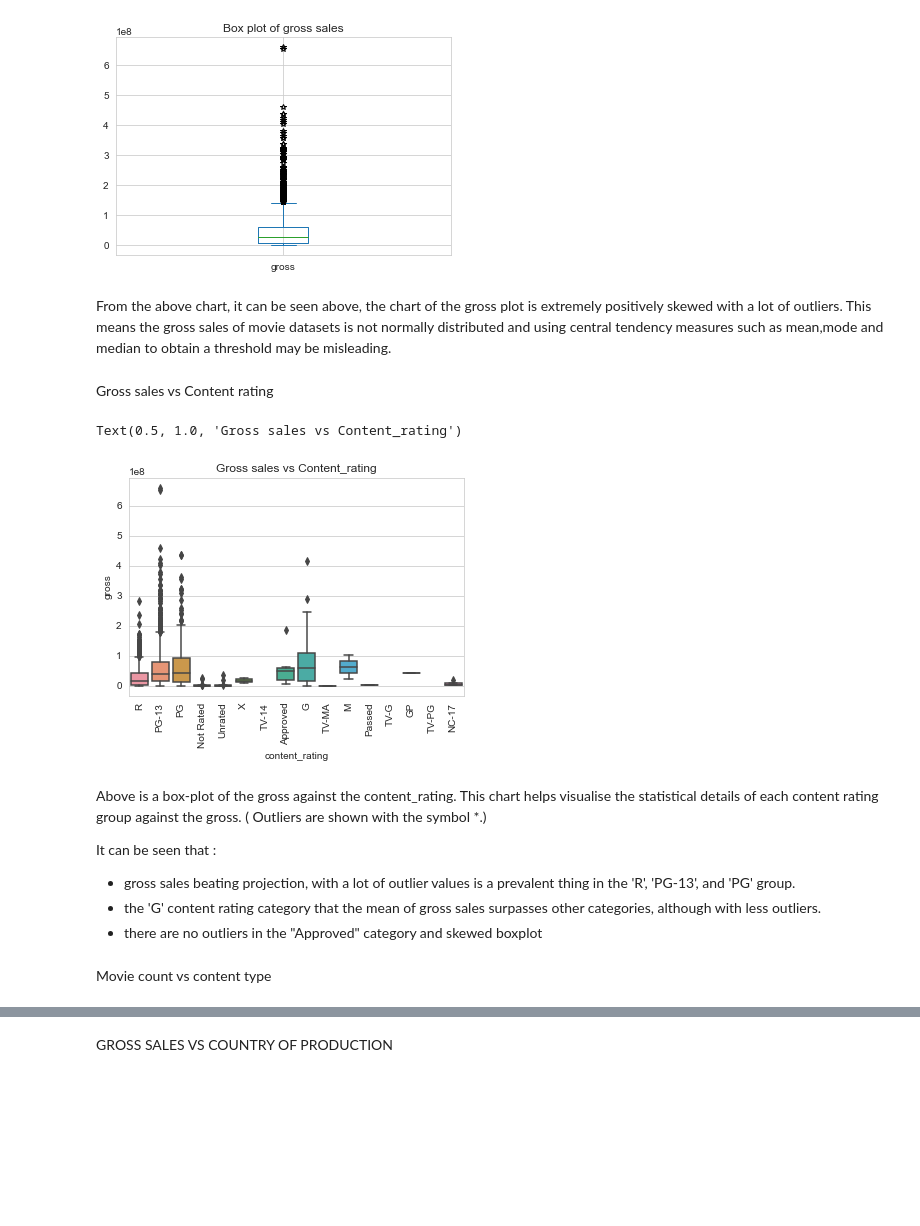
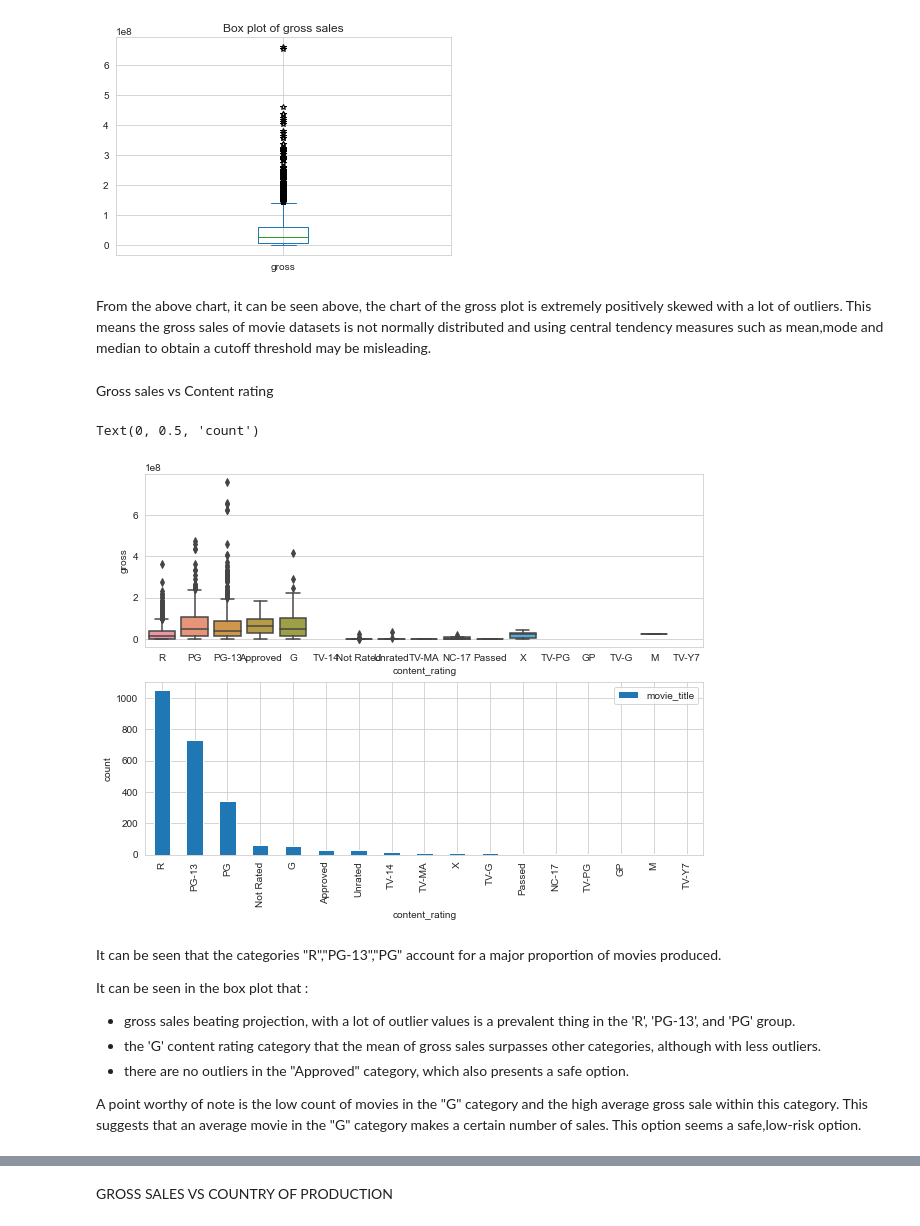
Before and after one commit to Ok3ks/IMDB_movie_metadata-analysis, a Jupyter notebook: Analysis.ipynb, the cells around one changed output, grey strips where cells are left out. Drawn from its saved outputs; the diff is of its cells as text; code cells hidden in the pictures; blank space fills up the shorter version.

Commit message:
More analysis and statistical tests

```diff
--- a/Analysis.ipynb
+++ b/Analysis.ipynb
@@ -54,7 +52,7 @@ dev_list
 # %%
 #Selecting Columns of interest
 
-modified_dev_list = dev_list[['director_name', 'genres','country','movie_title', 'actor_2_name','title_year', 'actor_3_name', 'content_rating','imdb_score', 'movie_facebook_likes','budget', 'gross','num_critic_for_reviews', 'duration', 'language']]
+modified_dev_list = dev_list[['director_name','plot_keywords', 'genres','country','movie_title', 'actor_2_name','title_year', 'actor_3_name', 'content_rating','imdb_score', 'movie_facebook_likes','budget', 'gross','num_critic_for_reviews', 'duration', 'language']]
 modified_dev_list.sort_values( by = 'gross', ascending= True)
 
 modified_dev_list
@@ -83,15 +114,22 @@ plt.title("Box plot of gross sales")
 Text(0.5, 1.0, 'Box plot of gross sales')
 [figure]
 # %% [markdown]
-From the above chart,  it can be seen above, the chart of the gross plot is extremely positively skewed with a lot of outliers. This means the gross sales of movie datasets is not normally distributed and using central tendency measures such as mean,mode and median to obtain a threshold may be misleading.
+From the above chart,  it can be seen above, the chart of the gross plot is extremely positively skewed with a lot of outliers. This means the gross sales of movie datasets is not normally distributed and using central tendency measures such as mean,mode and median to obtain a cutoff threshold may be misleading.
 # %% [markdown]
 Gross sales vs Content rating
 # %%
+#Checking the relationship between the content rating and gross
+fig, ax = plt.subplots(2,1, figsize = (10,7))
+ax1 = sns.boxplot(y = modified_dev_list['gross'].dropna(), x = modified_dev_list['content_rating'].dropna(), ax = ax[0])
+plt.xticks(rotation = 90 )
+#plt.title("Gross sales vs Content_rating")
 
-#Checking the relationship between the content rating and gross
-ax1 = sns.boxplot(y = modified_dev_list['gross'].dropna(), x = modified_dev_list['content_rating'].dropna(),)
-plt.xticks(rotation = 90 )
-plt.title("Gross sales vs Content_rating")
+content_rating_df = modified_dev_list[['movie_title','content_rating']].dropna()
+count_content_rating_df = content_rating_df.groupby('content_rating').count().sort_values(by = 'movie_title', ascending = False)
+count_content_rating_df.plot(kind = 'bar', ax= ax[1])
+
+plt.ylabel('count')
+#plt.title('Number of movies in each rating')
 # %% [output]
-Text(0.5, 1.0, 'Gross sales vs Content_rating')
+Text(0, 0.5, 'count')
-[figure, old version]
+[figure, new version]
@@ -98,9 +138,10 @@ Text(0.5, 1.0, 'Gross sales vs Content_rating')
 # %% [markdown]
-Above is a box-plot of the gross against the content_rating. This chart helps visualise the statistical details of each content rating group against the gross. ( Outliers are shown with the symbol *.)
 
-It can be seen that :
+It can be seen that the categories "R","PG-13","PG" account for a major proportion of movies produced.
+
+It can be seen in the box plot that :
 - gross sales beating projection, with a lot of outlier values is a prevalent thing in the 'R', 'PG-13', and 'PG' group.
 - the 'G' content rating category that the mean of gross sales surpasses other categories, although with less outliers.
-- there are no outliers in the "Approved" category and skewed boxplot
+- there are no outliers in the "Approved" category, which also presents a safe option.
+
+A point worthy of note is the low count of movies in the "G" category and the high average gross sale within this category. This suggests that an average movie in the "G" category makes a certain number of sales. This option seems a safe,low-risk option.
-# %% [markdown]
-Movie count vs content type
```
Also changed, not shown: parts of 43 cells of this notebook.
